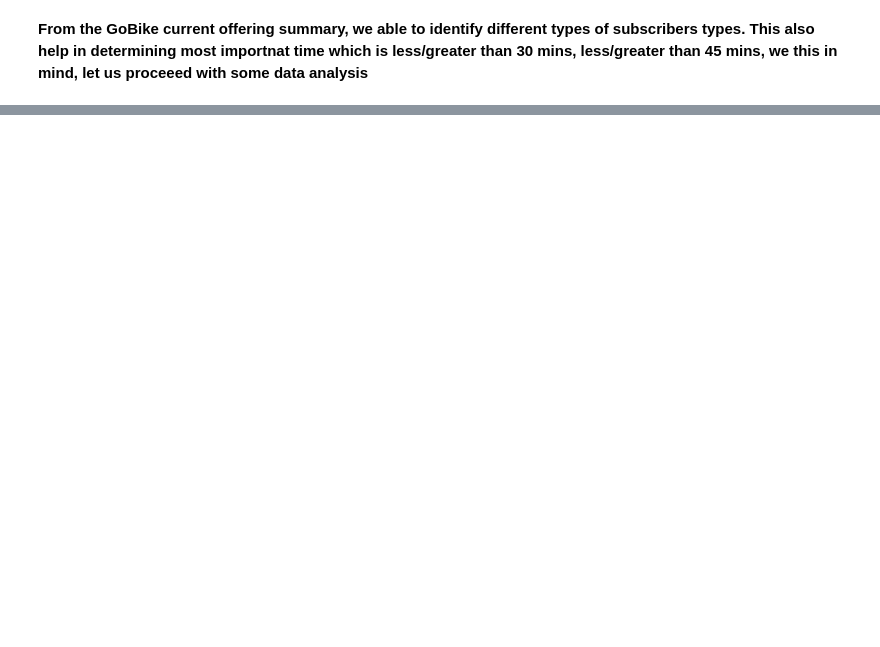
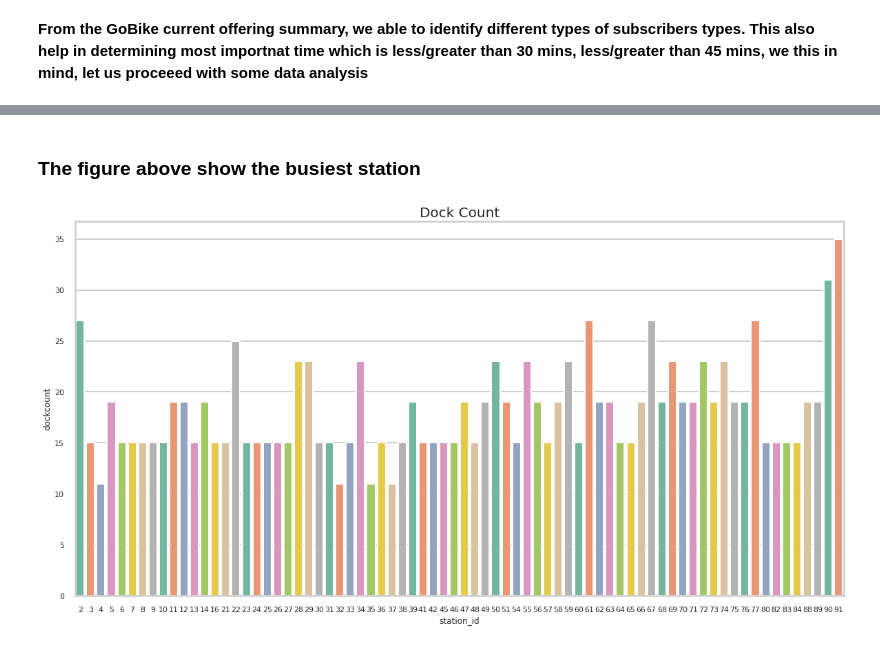
Before and after one commit to GOhaike/Bay_Area_Bikeshare_Research, a Jupyter notebook: Project_1.ipynb, the cells around one changed output, grey strips where cells are left out. Saved outputs shown, nothing was run; the diff lists cells and outputs as text; code cells hidden in the pictures; blank space fills up the shorter version.

```diff
--- a/Project_1.ipynb
+++ b/Project_1.ipynb
@@ -241,0 +283,2 @@ ORDER BY duration_sec DESC
+# %% [markdown]
+### The figure above show the busiest station
@@ -241,0 +288,9 @@ ORDER BY duration_sec DESC
+# %%
+plt.figure(figsize=(20,10))
+sns.set_context('poster',font_scale=0.5)
+sns.set_style('whitegrid')
+plt.title('Dock Count',fontsize =20)
+sns.barplot(x='station_id', y="dockcount", data=dockcount,palette=sns.color_palette("Set2"))
+pass
+# %% [output]
+[figure, added]
```
Also changed, not shown: parts of 45 cells of this notebook.
